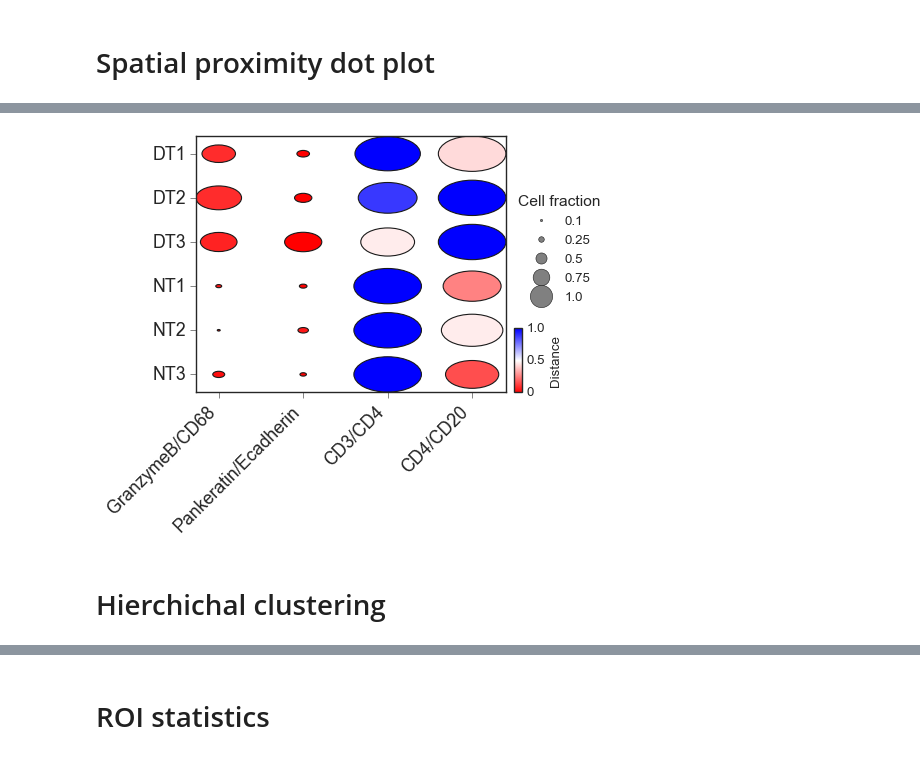
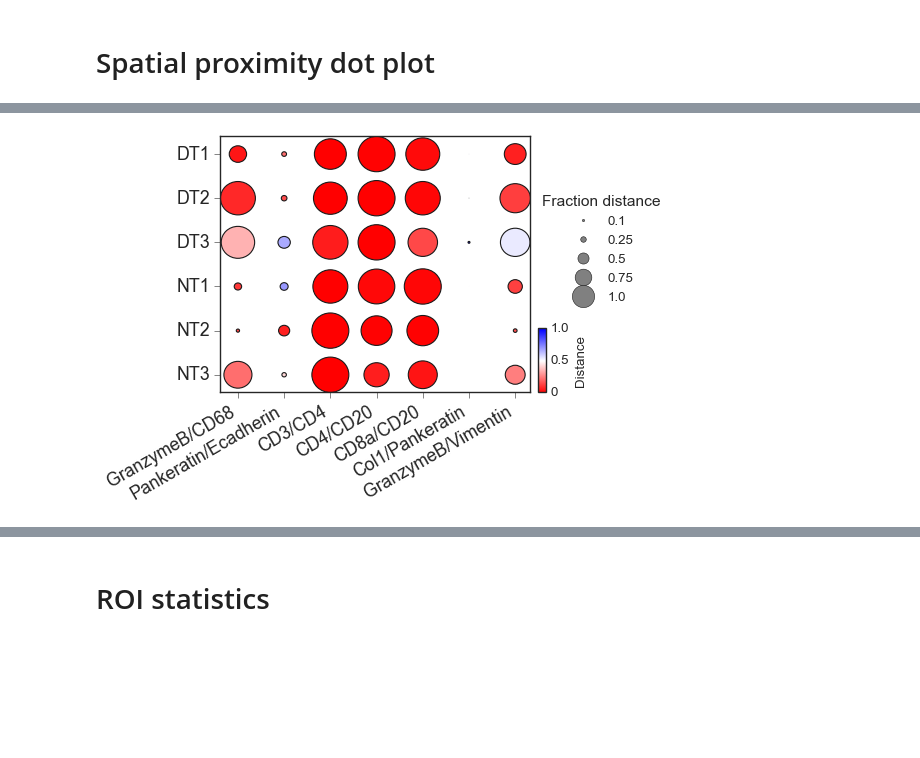
Before and after one commit to coskunlab/SpatialViz, a Jupyter notebook: notebooks/06_stats_plot.ipynb, the cells around one changed output, grey strips where cells are left out. Saved outputs shown, nothing was run; the diff lists cells and outputs as text; code cells hidden in the pictures; blank space fills up the shorter version.

```diff
--- a/notebooks/06_stats_plot.ipynb
+++ b/notebooks/06_stats_plot.ipynb
@@ -50,3 +48,6 @@ conditions = ['Disease']*6 + ['Healthy']*6
+# %%
+datasets = ['DT1', 'DT2', 'DT3', 'NT1', 'NT2', 'NT3']
+conditions = ["Disease"] * 3 + ["Healthy"] * 3
 # %% [markdown]
 # Get stats
 # %%
@@ -230,10 +289,13 @@ n = 5
 neigh = NearestNeighbors(n_neighbors=n)
 # %%
 pairs = [
-    ['GranzymeB', 'CD68'],
-    ['Pankeratin', 'Ecadherin'],
-    ['CD3', 'CD4'],
-    ['CD4', 'CD20']
+    ["GranzymeB", "CD68"],
+    ["Pankeratin", "Ecadherin"],
+    ["CD3", "CD4"],
+    ["CD4", "CD20"],
+    ["CD8a", "CD20"],
+    ["Col1", "Pankeratin"],
+    ["GranzymeB", "Vimentin"]
 ]
 # %%
 df = pd.DataFrame()
@@ -342,49 +400,54 @@ df_subset_exp = df_exp.loc[['DT1', 'DT2', 'DT3', 'NT1', 'NT2', 'NT3']]
 # %%
 from matplotlib.collections import PatchCollection
-plt.style.use('classic')
-plt.style.use('seaborn-white')
+
+plt.style.use("classic")
+plt.style.use("seaborn-white")
 
 xlabels = df_subset.columns.tolist()
 ylabels = df_subset.index.tolist()
 M = len(xlabels)
 N = len(ylabels)
 
 x, y = np.meshgrid(np.arange(M), np.arange(N))
 s = df_subset.values
 c = df_subset_exp.values
 
 # Get size and color
-R = s/s.max(axis=1)[:,np.newaxis]/2.5
-circles = [plt.Circle((j,i), radius=r) for r, j, i in zip(R.flat, x.flat, y.flat)]
+R = s / s.max(axis=1)[:, np.newaxis] / 2.5
+circles = [plt.Circle((j, i), radius=r) for r, j, i in zip(R.flat, x.flat, y.flat)]
 col = PatchCollection(circles, array=c.flatten(), cmap="bwr_r")
 
 # Plot image
-fig, ax = plt.subplots(figsize=(5,4))
+fig, ax = plt.subplots(figsize=(5, 4))
 ax.add_collection(col)
-ax.set(xticks=np.arange(M), yticks=np.arange(N),
-       xticklabels=xlabels, yticklabels=ylabels)
-ax.set_xticks(np.arange(M+1)-0.5, minor=True)
-ax.set_yticks(np.arange(N+1)-0.5, minor=True)
-ax.set_xticklabels(xlabels, rotation=45, ha='right')
-ax.tick_params(which='major', length=5)
+ax.set(
+    xticks=np.arange(M), yticks=np.arange(N), xticklabels=xlabels, yticklabels=ylabels
+)
+ax.set_xticks(np.arange(M + 1) - 0.5, minor=True)
+ax.set_yticks(np.arange(N + 1) - 0.5, minor=True)
+ax.set_xticklabels(xlabels, rotation=30, ha="right")
+ax.tick_params(which="major", length=5)
 ax.tick_params(top=False, right=False)
 plt.xticks(fontsize=16)
 plt.yticks(fontsize=16)
 ax.invert_yaxis()
 
 # Color legend
-cbar = fig.colorbar(col, cax = fig.add_axes([0.92, 0.1, 0.02, 0.2]), ticks=[0, 0.5, 1])
-cbar.ax.set_yticklabels(['0', '0.5', '1.0'])
-cbar.set_label('Distance')
+cbar = fig.colorbar(col, cax=fig.add_axes([0.92, 0.1, 0.02, 0.2]), ticks=[0, 0.5, 1])
+cbar.ax.set_yticklabels(["0", "0.5", "1.0"])
+cbar.set_label("Distance")
 
 # Size legend
-h = [ax.plot([],[], color="gray", marker="o", ms=i*2, ls="", label=i/10)[0] for i in [1, 2.5, 5, 7.5, 10]]
-leg = ax.legend(handles=h, loc='lower left', bbox_to_anchor=(1.0, 0.3, 0.02, 0.4),  fontsize='medium')
-leg.set_title('Cell fraction',prop={'size':14})
+h = [
+    ax.plot([], [], color="gray", marker="o", ms=i * 2, ls="", label=i / 10)[0]
+    for i in [1, 2.5, 5, 7.5, 10]
+]
+leg = ax.legend(
+    handles=h, loc="lower left", bbox_to_anchor=(1.0, 0.3, 0.02, 0.4), fontsize="medium"
+)
+leg.set_title("Fraction distance", prop={"size": 14})
 
 plt.show()
 # %% [output]
-[figure, old version]
+[figure, new version]
-# %% [markdown]
-# Hierchichal clustering
 # %%
```
Also changed, not shown: parts of 22 cells of this notebook, 11 other files.
